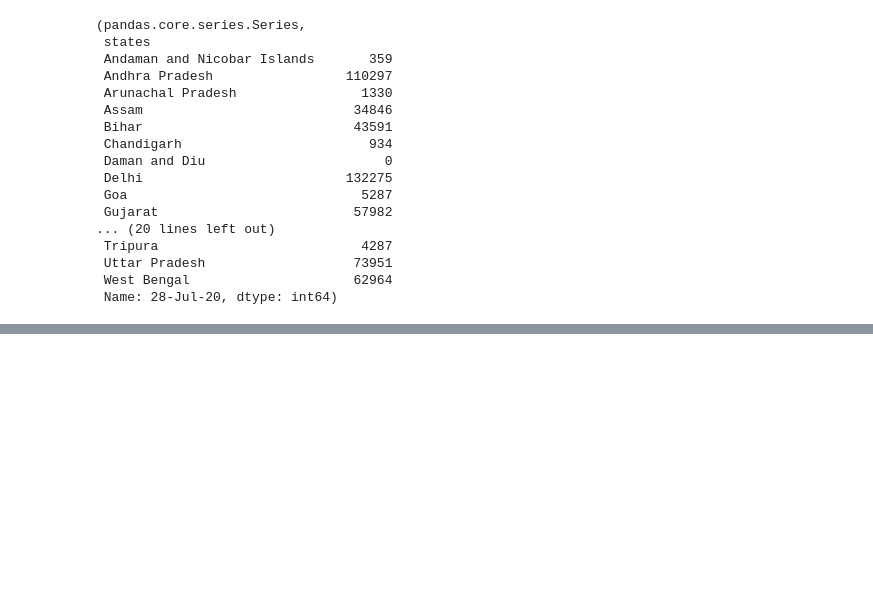
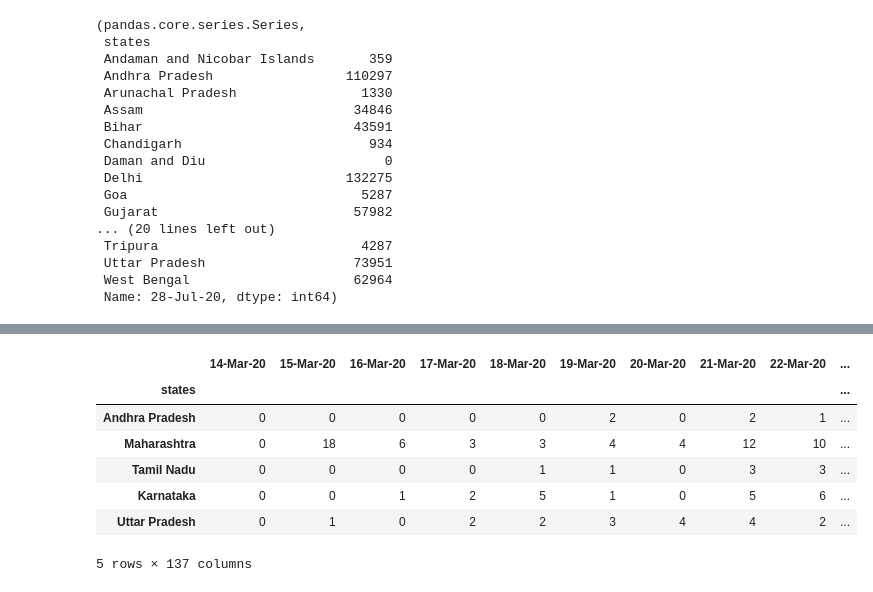
Before and after one commit to PrasannaDK/Univ-AI-FastBlogs, a Jupyter notebook: _notebooks/2020-08-06-COVID-19-Dashboard.ipynb, the cells around one changed output, grey strips where cells are left out. Cells and saved outputs as stored; diff of their text form; code cells hidden in the pictures; blank space fills up the shorter version.

```diff
--- a/_notebooks/2020-08-06-COVID-19-Dashboard.ipynb
+++ b/_notebooks/2020-08-06-COVID-19-Dashboard.ipynb
@@ -123,0 +206,12 @@ df_table.head()
+# %%
+#hide
+dft_ct_new_cases.head()
+# %% [output]
+|  | 14-Mar-20 | 15-Mar-20 | 16-Mar-20 | 17-Mar-20 | 18-Mar-20 | 19-Mar-20 | 20-Mar-20 | 21-Mar-20 | 22-Mar-20 | ... |
+| states |  |  |  |  |  |  |  |  |  | ... |
+| Andhra Pradesh | 0 | 0 | 0 | 0 | 0 | 2 | 0 | 2 | 1 | ... |
+| Maharashtra | 0 | 18 | 6 | 3 | 3 | 4 | 4 | 12 | 10 | ... |
+| Tamil Nadu | 0 | 0 | 0 | 0 | 1 | 1 | 0 | 3 | 3 | ... |
+| Karnataka | 0 | 0 | 1 | 2 | 5 | 1 | 0 | 5 | 6 | ... |
+| Uttar Pradesh | 0 | 1 | 0 | 2 | 2 | 3 | 4 | 4 | 2 | ... |
+5 rows × 137 columns
```
Also changed, not shown: parts of 23 cells of this notebook.
